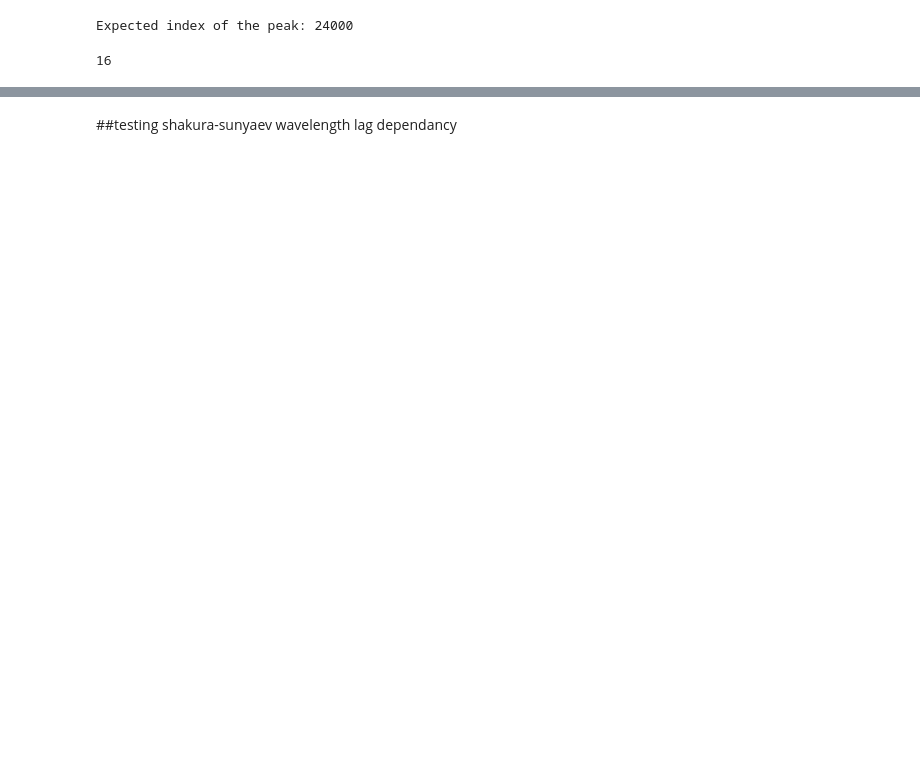
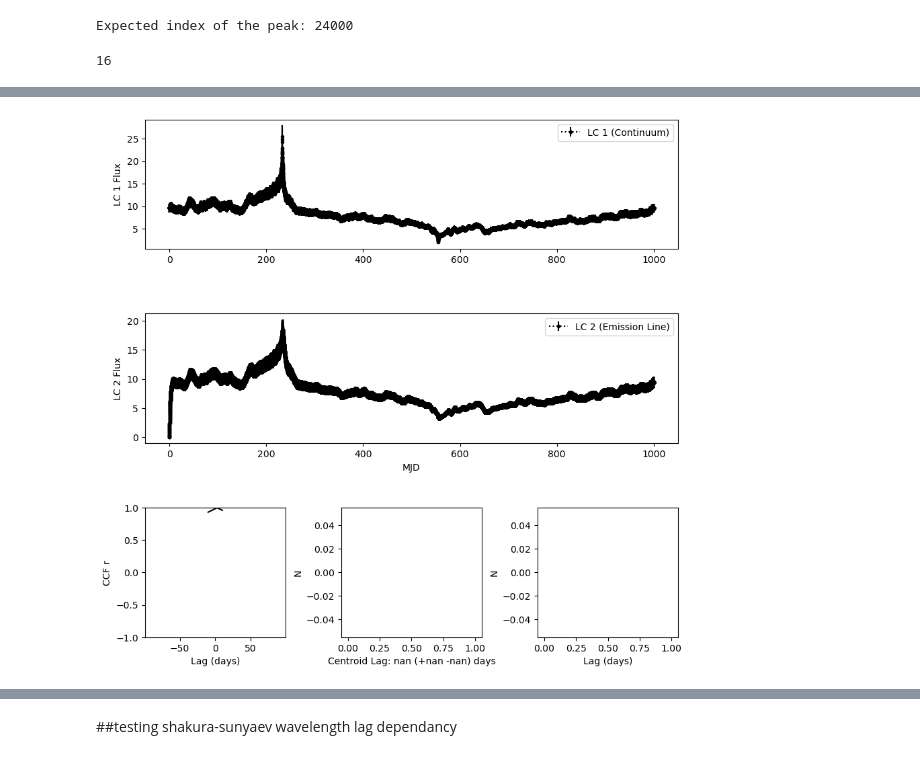
Before and after one commit to aeoj01-cpu/AGN_mapping, a Jupyter notebook: notebooks/testing_DISKfunction.ipynb, the cells around one changed output, grey strips where cells are left out. Saved outputs shown, nothing was run; the diff lists cells and outputs as text; code cells hidden in the pictures; blank space fills up the shorter version.

```diff
--- a/notebooks/testing_DISKfunction.ipynb
+++ b/notebooks/testing_DISKfunction.ipynb
@@ -224,8 +281,8 @@ import PYCCF as myccf
 #########################################
 ##Set Interpolation settings, user-specified
 #########################################
-lag_range = [-100, 100]  #Time lag range to consider in the CCF (days). Must be small enough that there is some overlap between light curves at that shift (i.e., if the light curves span 80 days, these values must be less than 80 days)
-interp = 0.2 #Interpolation time step (days). Must be less than the average cadence of the observations, but too small will introduce noise.
-nsim = 300  #Number of Monte Carlo iterations for calculation of uncertainties
+lag_range = [-10, 10]  #Time lag range to consider in the CCF (days). Must be small enough that there is some overlap between light curves at that shift (i.e., if the light curves span 80 days, these values must be less than 80 days)
+interp = 0.02 #Interpolation time step (days). Must be less than the average cadence of the observations, but too small will introduce noise.
+nsim = 50  #Number of Monte Carlo iterations for calculation of uncertainties
 mcmode = 0  #Do both FR/RSS sampling (1 = RSS only, 2 = FR only)
 sigmode = 0.2  #Choose the threshold for considering a measurement "significant". sigmode = 0.2 will consider all CCFs with r_max <= 0.2 as "failed". See code for different sigmodes.
@@ -235,0 +332,14 @@ NameError: name 'CrossCorrelation' is not defined
+# %%
+from scipy import stats
+
+###Calculate the best peak and centroid and their uncertainties using the median of the
+##distributions.
+centau = stats.scoreatpercentile(tlags_centroid, 50)
+centau_uperr = (stats.scoreatpercentile(tlags_centroid, perclim))-centau
+centau_loerr = centau-(stats.scoreatpercentile(tlags_centroid, (100.-perclim)))
+print ('Centroid, error: %10.3f  (+%10.3f -%10.3f)'%(centau, centau_loerr, centau_uperr))
+
+peaktau = stats.scoreatpercentile(tlags_peak, 50)
+peaktau_uperr = (stats.scoreatpercentile(tlags_peak, perclim))-centau
+peaktau_loerr = centau-(stats.scoreatpercentile(tlags_peak, (100.-perclim)))
+print ('Peak, errors: %10.3f  (+%10.3f -%10.3f)'%(peaktau, peaktau_uperr, peaktau_loerr))
@@ -235,0 +349,65 @@ NameError: name 'CrossCorrelation' is not defined
+# %%
+import matplotlib.pyplot as plt
+from matplotlib.gridspec import GridSpec
+
+fig = plt.figure(figsize=(14, 10))
+gs = GridSpec(3, 4, figure=fig, hspace=0.5, wspace=0.4)
+
+# -----------------------------
+# Light Curves (full width)
+# -----------------------------
+ax1 = fig.add_subplot(gs[0, 0:3])
+ax1.errorbar(mjd1, flux1, yerr=err1, marker='.', linestyle=':', color='k', label='LC 1 (Continuum)')
+ax1.set_ylabel('LC 1 Flux')
+ax1.legend(loc='upper right')
+
+ax2 = fig.add_subplot(gs[1, 0:3], sharex=ax1)
+ax2.errorbar(mjd2, flux2, yerr=err2, marker='.', linestyle=':', color='k', label='LC 2 (Emission Line)')
+ax2.set_ylabel('LC 2 Flux')
+ax2.set_xlabel('MJD')
+ax2.legend(loc='upper right')
+
+# -----------------------------
+# CCF plots
+# -----------------------------
+ax3 = fig.add_subplot(gs[2, 0])
+ax3.plot(lag, r, color='k')
+ax3.set_xlim(-99, 99)
+ax3.set_ylim(-1.0, 1.0)
+ax3.set_ylabel('CCF r')
+ax3.set_xlabel('Lag (days)')
+
+ax4 = fig.add_subplot(gs[2, 1])
+ax4.hist(tlags_centroid, bins=50, color='b')
+ax4.set_xlabel(f'Centroid Lag: {centau:.1f} (+{centau_uperr:.1f} -{centau_loerr:.1f}) days')
+ax4.set_ylabel('N')
+
+ax5 = fig.add_subplot(gs[2, 2])
+ax5.hist(tlags_peak, bins=50, color='b')
+ax5.set_xlabel('Lag (days)')
+ax5.set_ylabel('N')
+
+# -----------------------------
+# Text panel (separate, right column)
+# -----------------------------
+ax_text = fig.add_subplot(gs[:, 3])
+ax_text.axis('off')  # no axes
+
+# Put all text here
+text_str = f"""
+Light Curve 1: {lc1}
+Light Curve 2: {lc2}
+
+CCF Info:
+Centroid lag: {centau:.1f} +{centau_uperr:.1f} / -{centau_loerr:.1f}
+Peak lag info: ...
+
+Other Notes:
+- Monte Carlo nsim: {nsim}
+- mcmode: {mcmode}
+"""
+
+ax_text.text(0, 1, text_str, verticalalignment='top', fontsize=12)
+
+plt.show()
+# %% [output]
@@ -236,3 +415,4 @@ NameError: name 'CrossCorrelation' is not defined
+[figure, added]
 # %%
 wavelengths = [2000, 3000, 4000, 5000, 6000]
 
```
Also changed, not shown: parts of 18 cells of this notebook, 5 other files.
